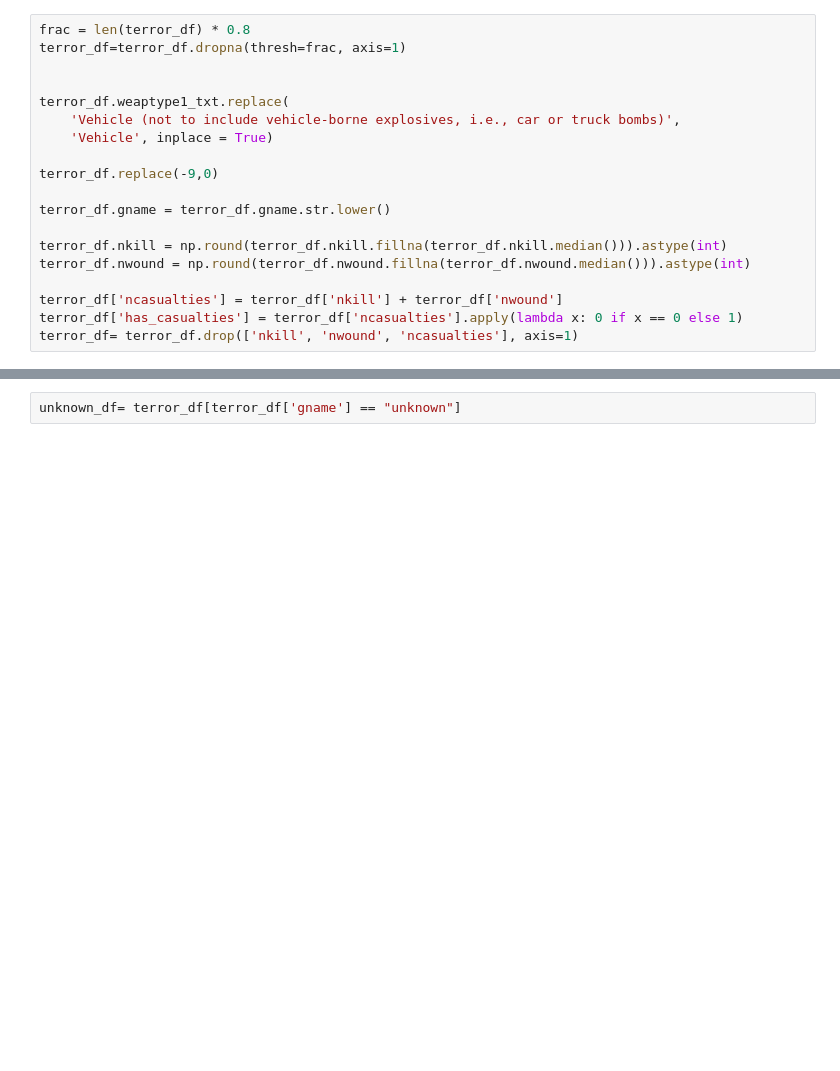
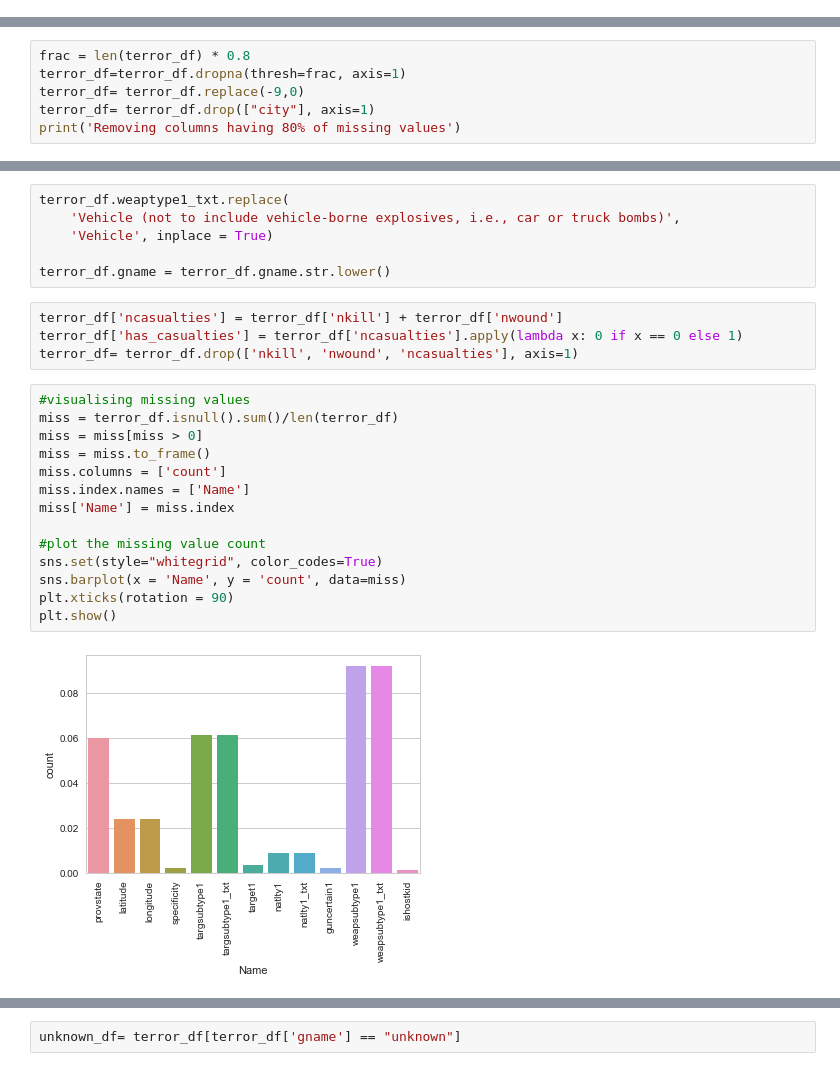
Before and after one commit to aniruddhgoteti/Global-Terrorist-Attacks-Modelling, a Jupyter notebook: Global_Terrorist_Attacks_Modelling.ipynb, the cells around one changed output, grey strips where cells are left out. Drawn from its saved outputs; the diff is of its cells as text; blank space fills up the shorter version.

```diff
--- a/Global_Terrorist_Attacks_Modelling.ipynb
+++ b/Global_Terrorist_Attacks_Modelling.ipynb
@@ -116,21 +92,2 @@ terror_df = terror_df.loc[:, df]
 
 terror_df = terror_df[(terror_df.crit1 == 1) & (terror_df.crit2 == 1) & (terror_df.crit3 == 1) & (terror_df.doubtterr == 0)]
-# %%
-frac = len(terror_df) * 0.8
-terror_df=terror_df.dropna(thresh=frac, axis=1)
-
-
-terror_df.weaptype1_txt.replace(
-    'Vehicle (not to include vehicle-borne explosives, i.e., car or truck bombs)',
-    'Vehicle', inplace = True)
-
-terror_df.replace(-9,0)
-
-terror_df.gname = terror_df.gname.str.lower()
-
-terror_df.nkill = np.round(terror_df.nkill.fillna(terror_df.nkill.median())).astype(int)
-terror_df.nwound = np.round(terror_df.nwound.fillna(terror_df.nwound.median())).astype(int)
-
-terror_df['ncasualties'] = terror_df['nkill'] + terror_df['nwound']
-terror_df['has_casualties'] = terror_df['ncasualties'].apply(lambda x: 0 if x == 0 else 1)
-terror_df= terror_df.drop(['nkill', 'nwound', 'ncasualties'], axis=1)
@@ -177,0 +119,6 @@ plt.show()
+# %%
+frac = len(terror_df) * 0.8
+terror_df=terror_df.dropna(thresh=frac, axis=1)
+terror_df= terror_df.replace(-9,0)
+terror_df= terror_df.drop(["city"], axis=1)
+print('Removing columns having 80% of missing values')
@@ -177,0 +151,26 @@ plt.show()
+# %%
+terror_df.weaptype1_txt.replace(
+    'Vehicle (not to include vehicle-borne explosives, i.e., car or truck bombs)',
+    'Vehicle', inplace = True)
+
+terror_df.gname = terror_df.gname.str.lower()
+# %%
+terror_df['ncasualties'] = terror_df['nkill'] + terror_df['nwound']
+terror_df['has_casualties'] = terror_df['ncasualties'].apply(lambda x: 0 if x == 0 else 1)
+terror_df= terror_df.drop(['nkill', 'nwound', 'ncasualties'], axis=1)
+# %%
+#visualising missing values
+miss = terror_df.isnull().sum()/len(terror_df)
+miss = miss[miss > 0]
+miss = miss.to_frame()
+miss.columns = ['count']
+miss.index.names = ['Name']
+miss['Name'] = miss.index
+
+#plot the missing value count
+sns.set(style="whitegrid", color_codes=True)
+sns.barplot(x = 'Name', y = 'count', data=miss)
+plt.xticks(rotation = 90)
+plt.show()
+# %% [output]
+[figure, added]
```
Also changed, not shown: parts of 91 cells of this notebook.
